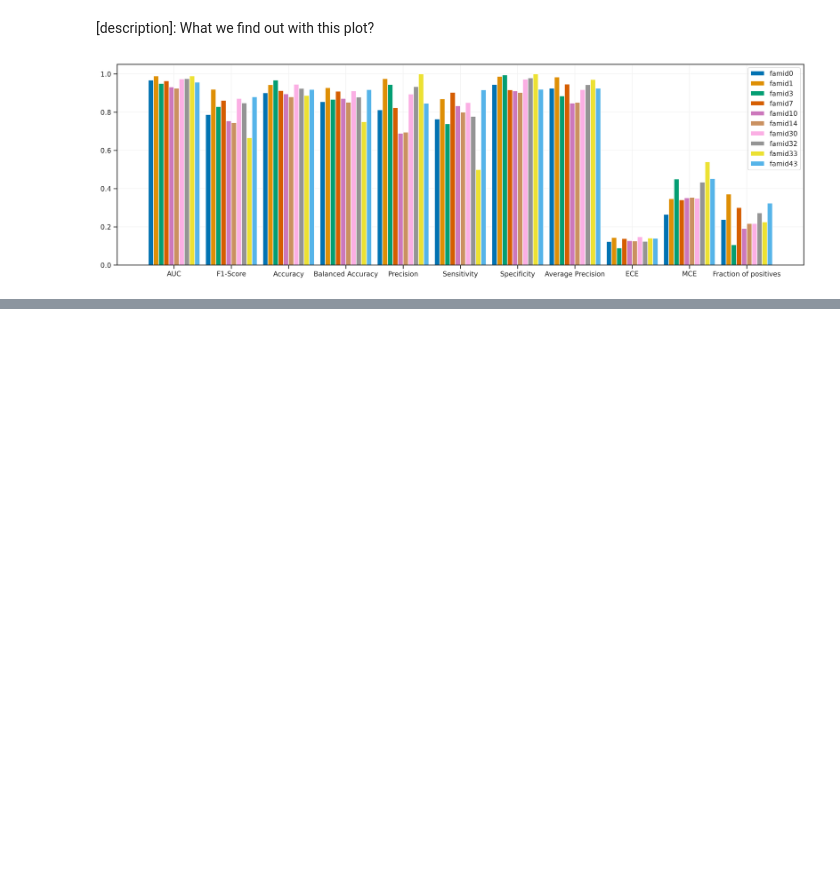
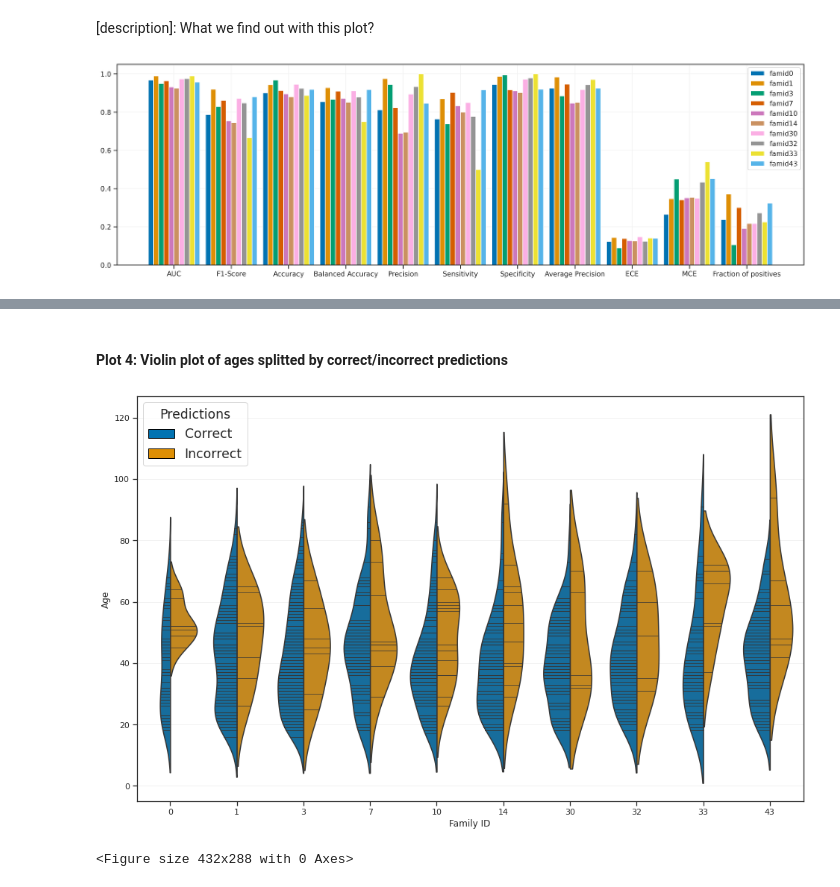
Before and after one commit to zgcarvalho/diabnet, a Jupyter notebook: notebooks/04-family-cross-validation.ipynb, the cells around one changed output, grey strips where cells are left out. Drawn from its saved outputs; the diff is of its cells as text; code cells hidden in the pictures; blank space fills up the shorter version.

```diff
--- a/notebooks/04-family-cross-validation.ipynb
+++ b/notebooks/04-family-cross-validation.ipynb
@@ -172,0 +352,45 @@ if SAVE:
+# %% [markdown]
+#### Plot 4: Violin plot of ages splitted by correct/incorrect predictions
+# %%
+# Create figure
+fig, ax = plt.subplots(1, figsize=(16, 10))
+
+# Violin plot age
+ax = sns.violinplot(
+    data=data,
+    x='ID',
+    y='age',
+    hue='labels',
+    hue_order=[True, False],
+    split=True,
+    inner='stick',
+    palette=colors
+)
+
+# Configuring plot
+ax.set_xlabel('Family ID')
+ax.set_ylabel('Age')
+
+# Configuring legend
+ax.legend(
+    handles=[
+        Patch(facecolor=colors[0], edgecolor='black', label='Correct'),
+        Patch(facecolor=colors[1], edgecolor='black', label='Incorrect'),
+    ],
+    fontsize='x-large',
+    title_fontsize='x-large',
+    title='Predictions',
+    loc='upper left'
+)
+
+# Display plot
+plt.show()
+
+# Save figure to file
+if SAVE:
+    if not os.path.exists("./images"):
+        os.makedirs("./images")
+    plt.savefig("./images/notebook4-plot4.svg", dpi=300)
+# %% [output]
+[figure, added]
+<Figure size 432x288 with 0 Axes>
```
Also changed, not shown: parts of 38 cells of this notebook, 11 other files.
